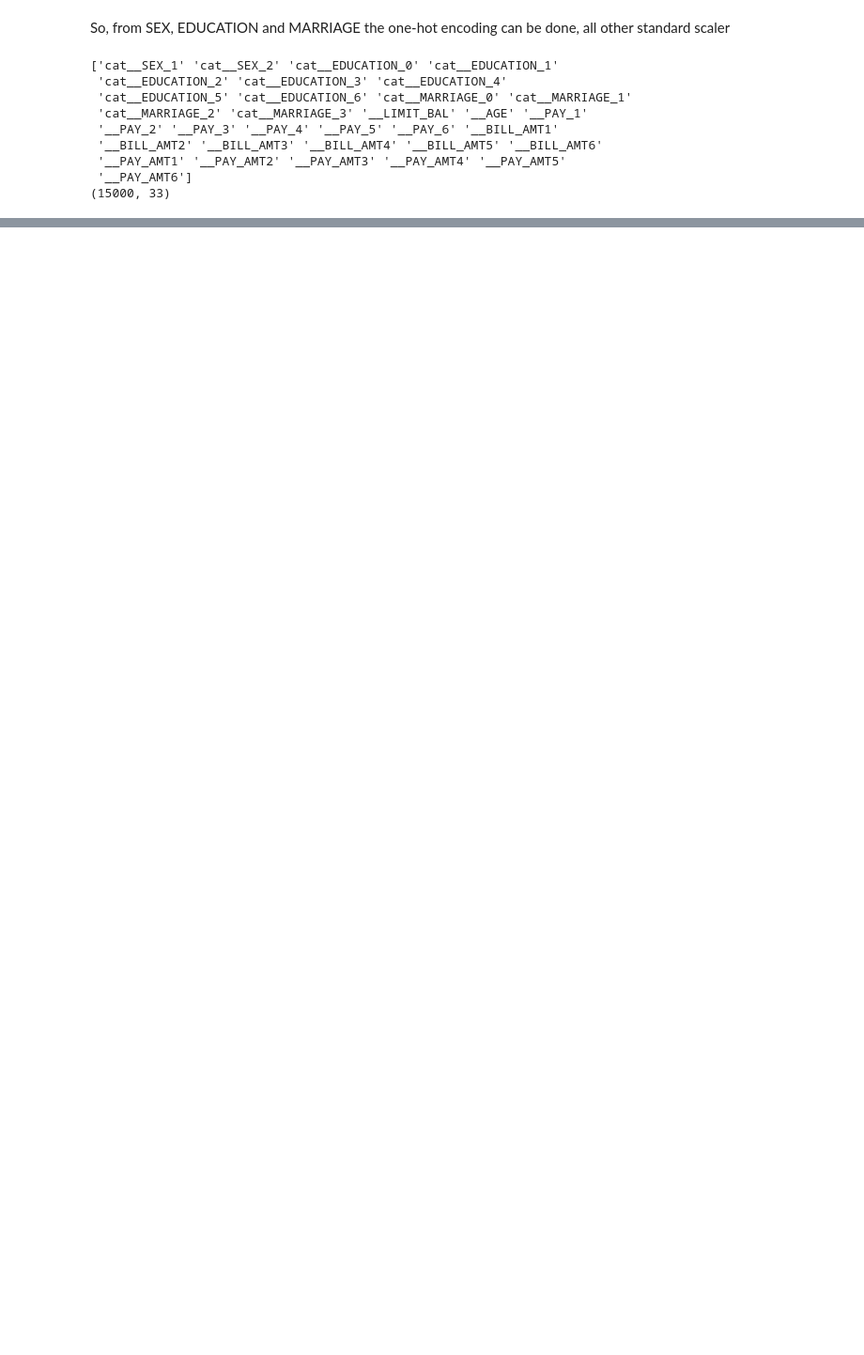
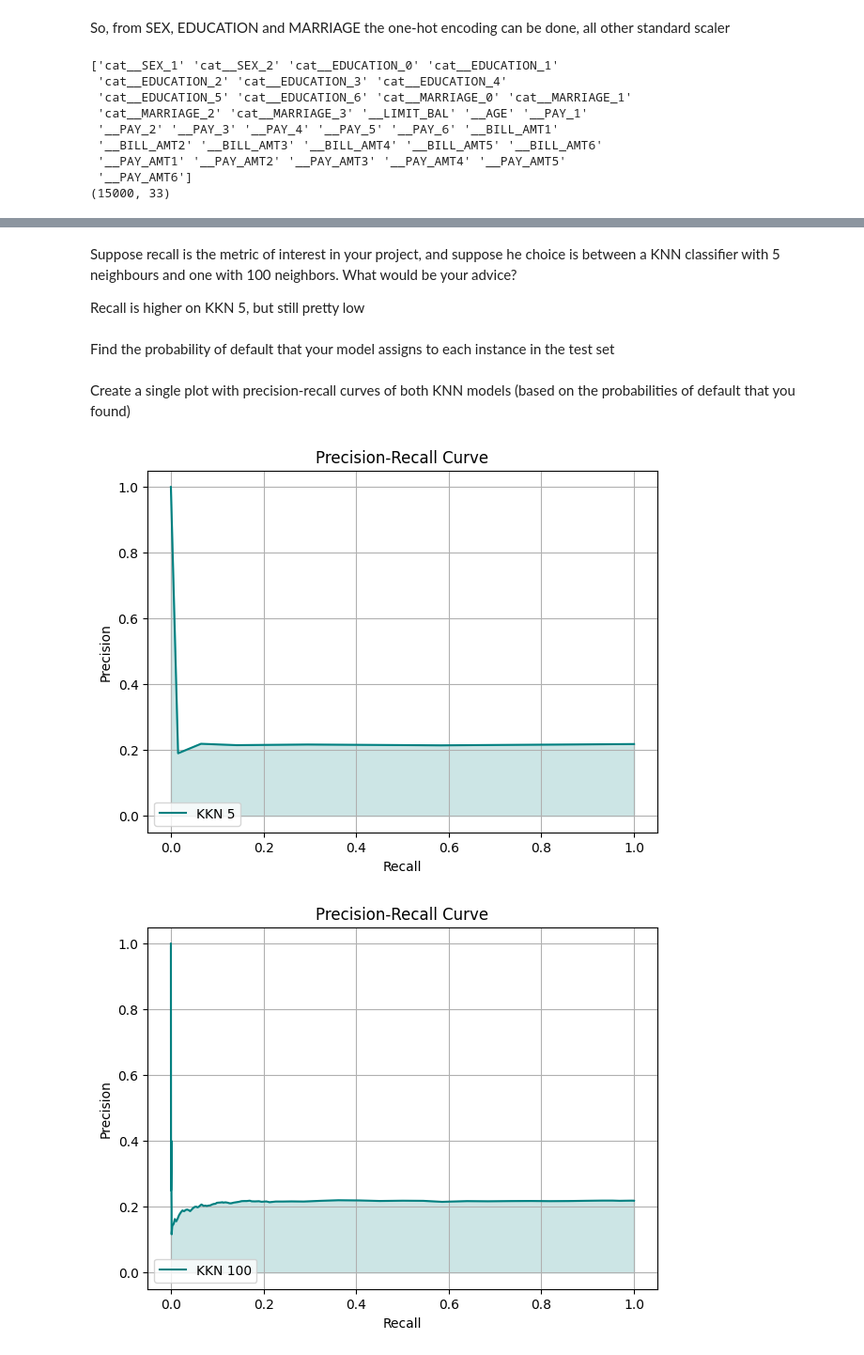
Before and after one commit to vdriet/mads-cc, a Jupyter notebook: creditcards.ipynb, the cells around one changed output, grey strips where cells are left out. Shown at 94% size. Cells and saved outputs as stored; diff of their text form; code cells hidden in the pictures; blank space fills up the shorter version.

Commit message:
MADS-99 until precision-recall curves

```diff
--- a/creditcards.ipynb
+++ b/creditcards.ipynb
@@ -107,0 +114,13 @@ print(X_prep.shape)
+# %%
+from sklearn.pipeline import Pipeline
+from sklearn.neighbors import KNeighborsClassifier
+
+def create_pipeline_KKN(preproc, num_neigh):
+    ret_pipeline = Pipeline(steps=[
+        ('preprocessor', preproc),
+        ('classifier', KNeighborsClassifier(n_neighbors=num_neigh))
+    ])
+    return ret_pipeline
+
+pipeline_kknV = create_pipeline_KKN(preprocessor, 5)
+pipeline_kknC = create_pipeline_KKN(preprocessor, 100)
@@ -107,0 +129,3 @@ print(X_prep.shape)
+# %%
+pipeline_kknV.fit(X_train, y_train)
+pipeline_kknC.fit(X_train, y_train)
@@ -107,0 +208,39 @@ print(X_prep.shape)
+# %% [markdown]
+Suppose recall is the metric of interest in your project, and suppose he choice is between a KNN classifier
+with 5 neighbours and one with 100 neighbors. What would be your advice?
+
+Recall is higher on KKN 5, but still pretty low
+# %% [markdown]
+Find the probability of default that your model assigns to each instance in the test set
+# %%
+from sklearn.model_selection import cross_val_predict
+
+probV = cross_val_predict(pipeline_kknV, X_train, y_train, cv=5, method='predict_proba')
+probC = cross_val_predict(pipeline_kknC, X_train, y_train, cv=5, method='predict_proba')
+# %% [markdown]
+Create a single plot with precision-recall curves of both KNN models (based on the probabilities of
+default that you found)
+# %%
+from sklearn.metrics import precision_recall_curve
+import matplotlib.pyplot as plt
+
+curve_precisionV, curve_recallV, curve_thresholdsV = precision_recall_curve(y_test, probV[:,1])
+curve_precisionC, curve_recallC, curve_thresholdsC = precision_recall_curve(y_test, probC[:,1])
+
+def plot_recall_curve(_prec, _rec, _label):
+    plt.figure(figsize=(7, 5))
+    plt.plot(_rec, _prec, color='teal', label=_label)
+    plt.fill_between(_rec, _prec, alpha=0.2, color='teal')
+
+    plt.xlabel('Recall')
+    plt.ylabel('Precision')
+    plt.title('Precision-Recall Curve')
+    plt.legend(loc="lower left")
+    plt.grid(True)
+    plt.show()
+
+plot_recall_curve(curve_precisionV, curve_recallV, 'KKN 5')
+plot_recall_curve(curve_precisionC, curve_recallC, 'KKN 100')
+# %% [output]
+[figure, added]
+[figure, added]
```
Also changed, not shown: parts of 13 cells of this notebook, 3 other files.
